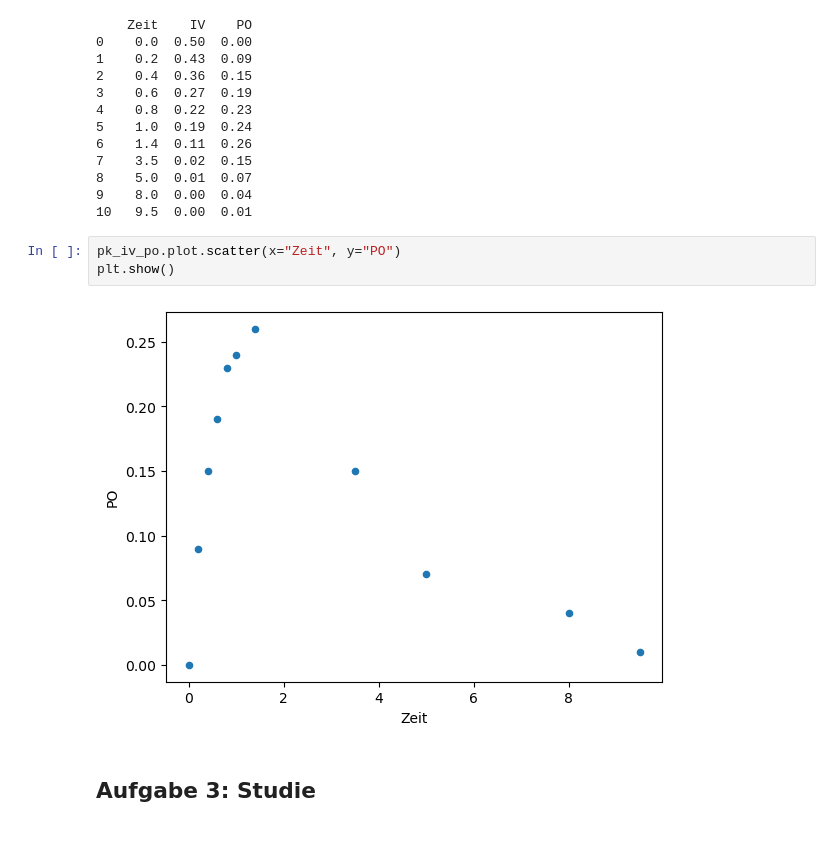
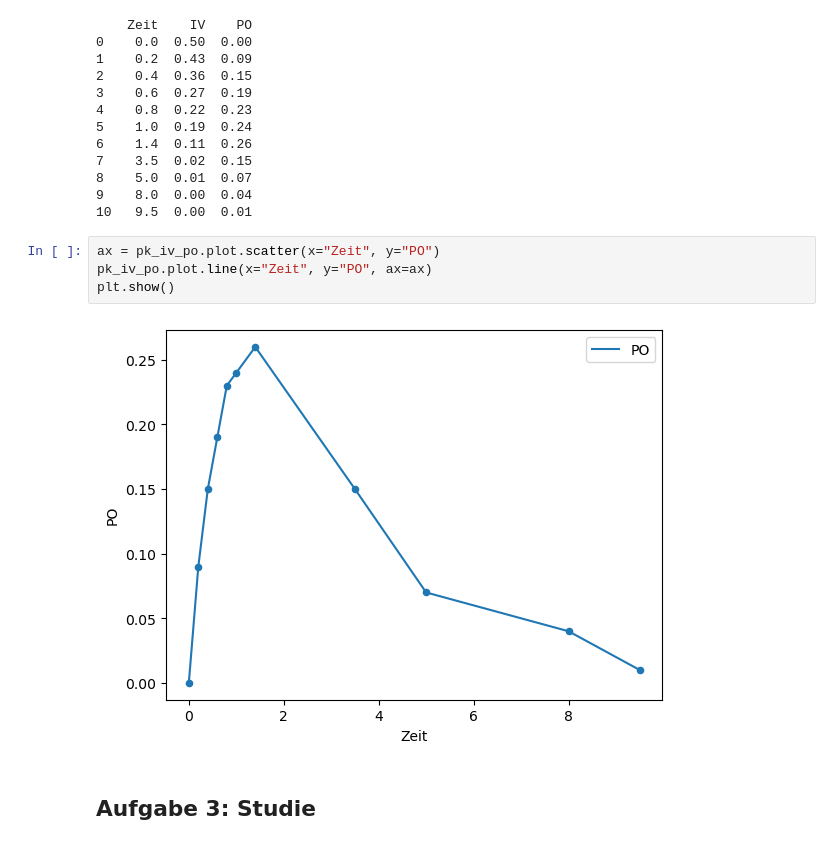
Before and after one commit to Accio/2024-02-Roche-Schullabor-Experio, a Jupyter notebook: 2023-03-experio.ipynb, the cells around one changed output. Drawn from its saved outputs; the diff is of its cells as text.

```diff
--- a/2023-03-experio.ipynb
+++ b/2023-03-experio.ipynb
@@ -124,10 +124,11 @@ print(pk_iv_po)
 9    8.0  0.00  0.04
 10   9.5  0.00  0.01
 # %%
-pk_iv_po.plot.scatter(x="Zeit", y="PO")
+ax = pk_iv_po.plot.scatter(x="Zeit", y="PO")
+pk_iv_po.plot.line(x="Zeit", y="PO", ax=ax)
 plt.show()
 # %% [output]
-[figure, old version]
+[figure, new version]
 # %% [markdown]
 ## Aufgabe 3: Studie
 # %%
```
Also changed, not shown: parts of 3 cells of this notebook.
